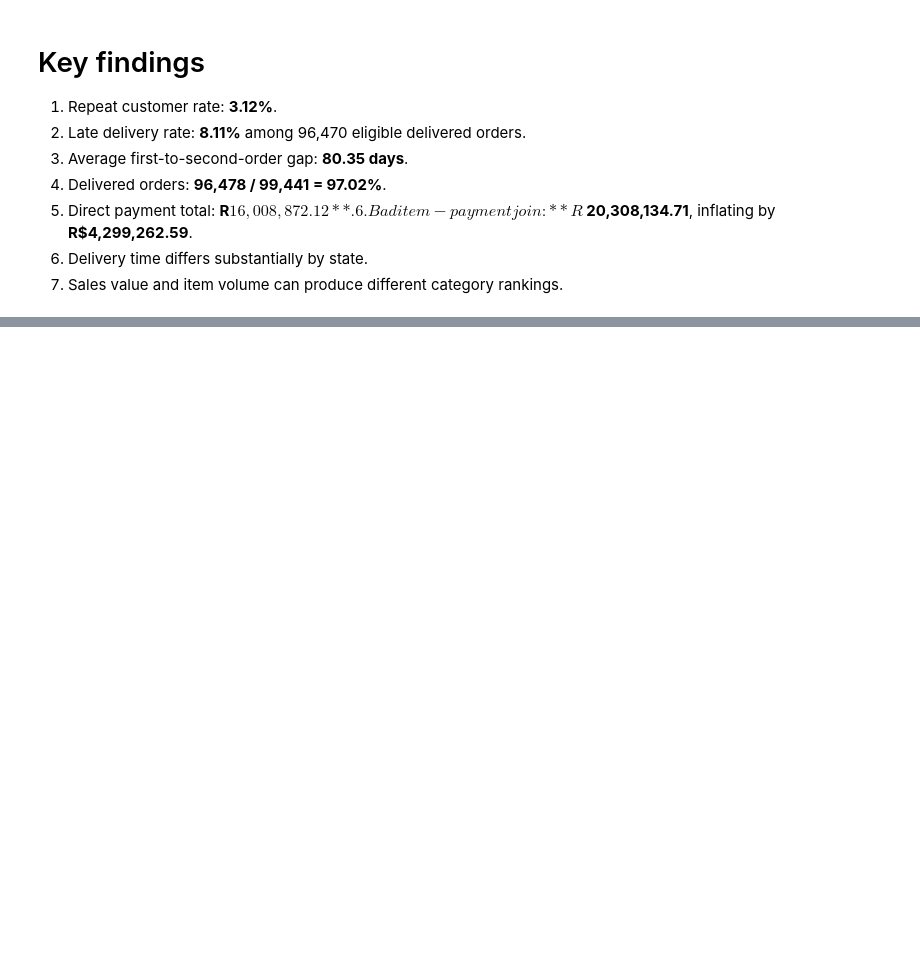
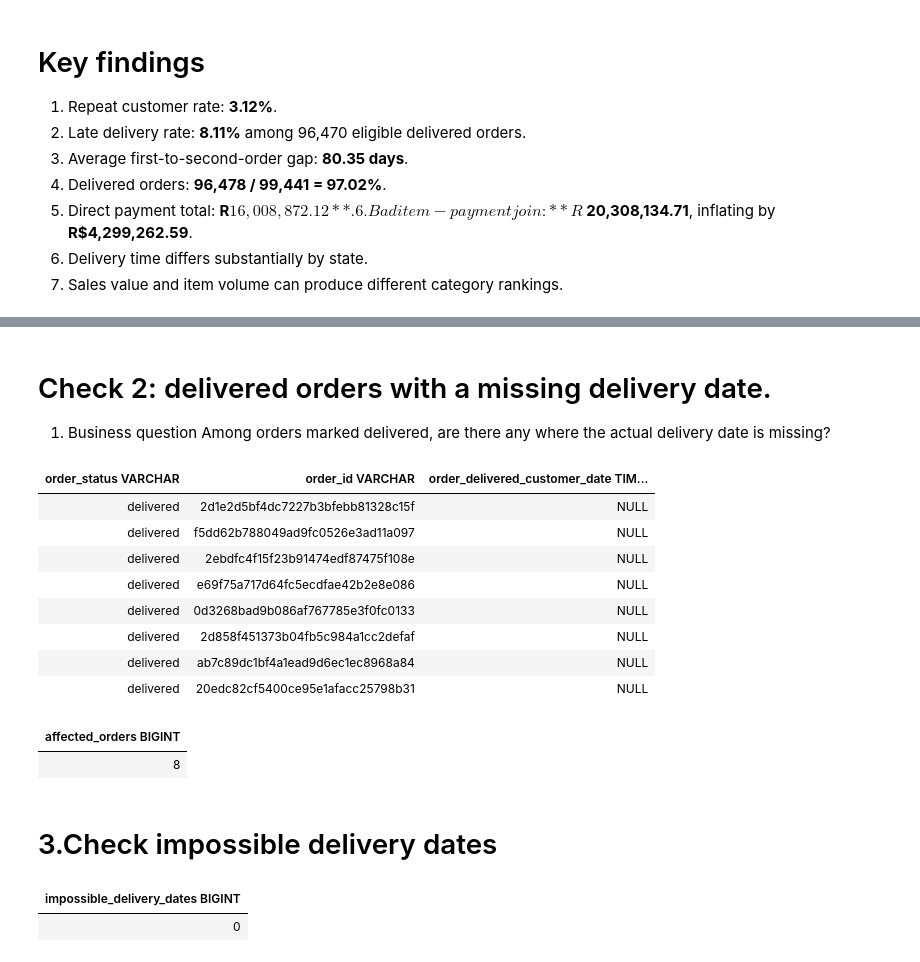
Before and after one commit to subhashith2-bit/olist-ai-analyst, a Jupyter notebook: notebook/sql.ipynb, the cells around one changed output, grey strips where cells are left out. Cells and saved outputs as stored; diff of their text form; code cells hidden in the pictures; blank space fills up the shorter version.

```diff
--- a/notebook/sql.ipynb
+++ b/notebook/sql.ipynb
@@ -375,0 +533,46 @@ AOV must be calculated from one row per order. Averaging item rows would give or
+# %% [markdown]
+# Check 2: delivered orders with a missing delivery date.
+1. Business question
+ Among orders marked delivered, are there any where the actual delivery date is missing?
+# %%
+con.sql("""
+SELECT
+    order_status,
+    order_id,
+    order_delivered_customer_date
+FROM raw_orders
+WHERE order_status = 'delivered'
+  AND order_delivered_customer_date IS NULL;
+""")
+# %% [output]
+| order_status VARCHAR | order_id VARCHAR | order_delivered_customer_date TIM... |
+| delivered | 2d1e2d5bf4dc7227b3bfebb81328c15f | NULL |
+| delivered | f5dd62b788049ad9fc0526e3ad11a097 | NULL |
+| delivered | 2ebdfc4f15f23b91474edf87475f108e | NULL |
+| delivered | e69f75a717d64fc5ecdfae42b2e8e086 | NULL |
+| delivered | 0d3268bad9b086af767785e3f0fc0133 | NULL |
+| delivered | 2d858f451373b04fb5c984a1cc2defaf | NULL |
+| delivered | ab7c89dc1bf4a1ead9d6ec1ec8968a84 | NULL |
+| delivered | 20edc82cf5400ce95e1afacc25798b31 | NULL |
+# %%
+con.sql("""
+SELECT COUNT(*) AS affected_orders
+FROM raw_orders
+WHERE order_status = 'delivered'
+  AND order_delivered_customer_date IS NULL;
+""")
+# %% [output]
+| affected_orders BIGINT |
+| 8 |
+# %% [markdown]
+# 3.Check impossible delivery dates
+# %%
+con.sql("""
+SELECT COUNT(*) AS impossible_delivery_dates
+FROM raw_orders
+WHERE order_delivered_customer_date < order_purchase_timestamp
+  AND order_status = 'delivered';
+""")
+# %% [output]
+| impossible_delivery_dates BIGINT |
+| 0 |
```
Also changed, not shown: parts of 44 cells of this notebook, 3 other files.
